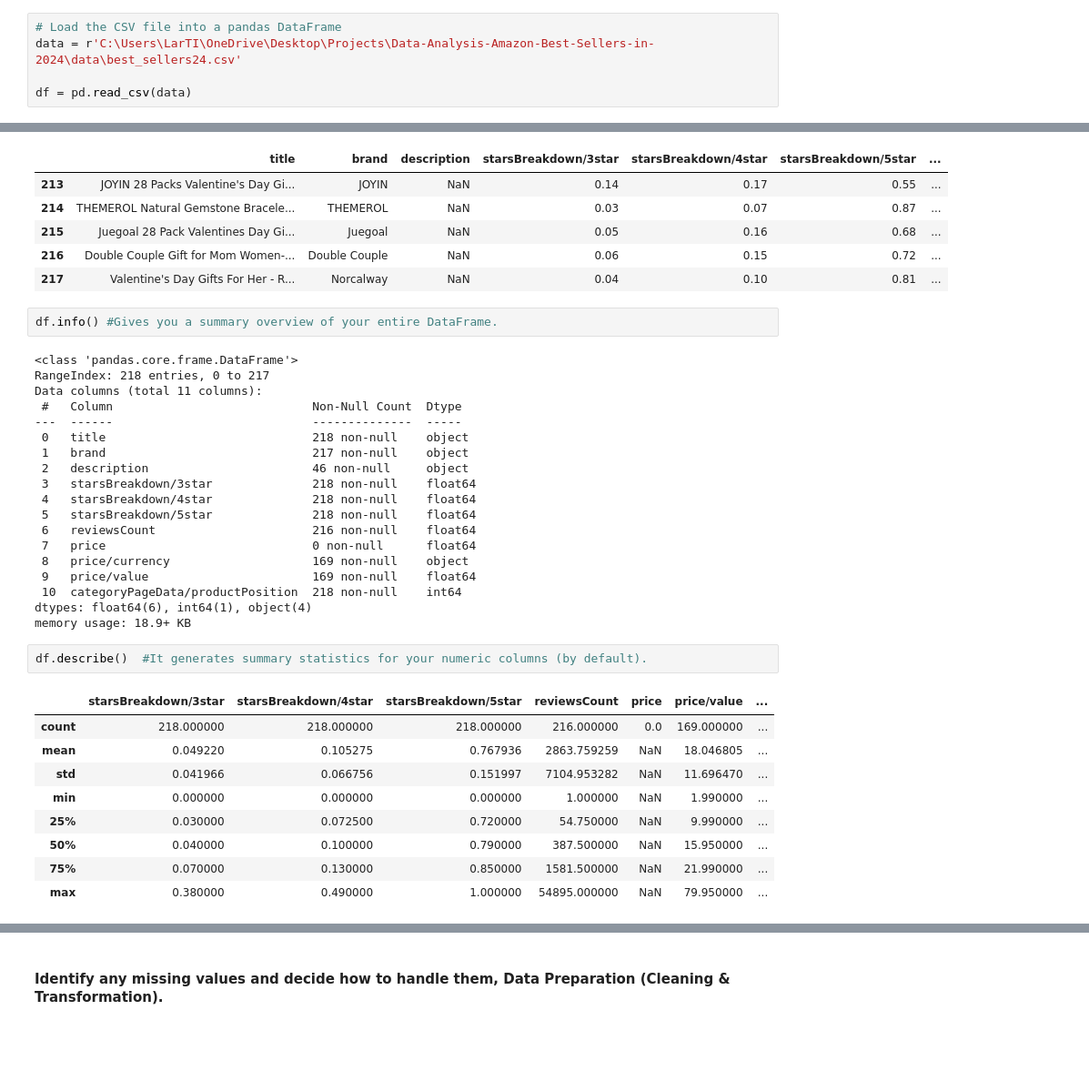
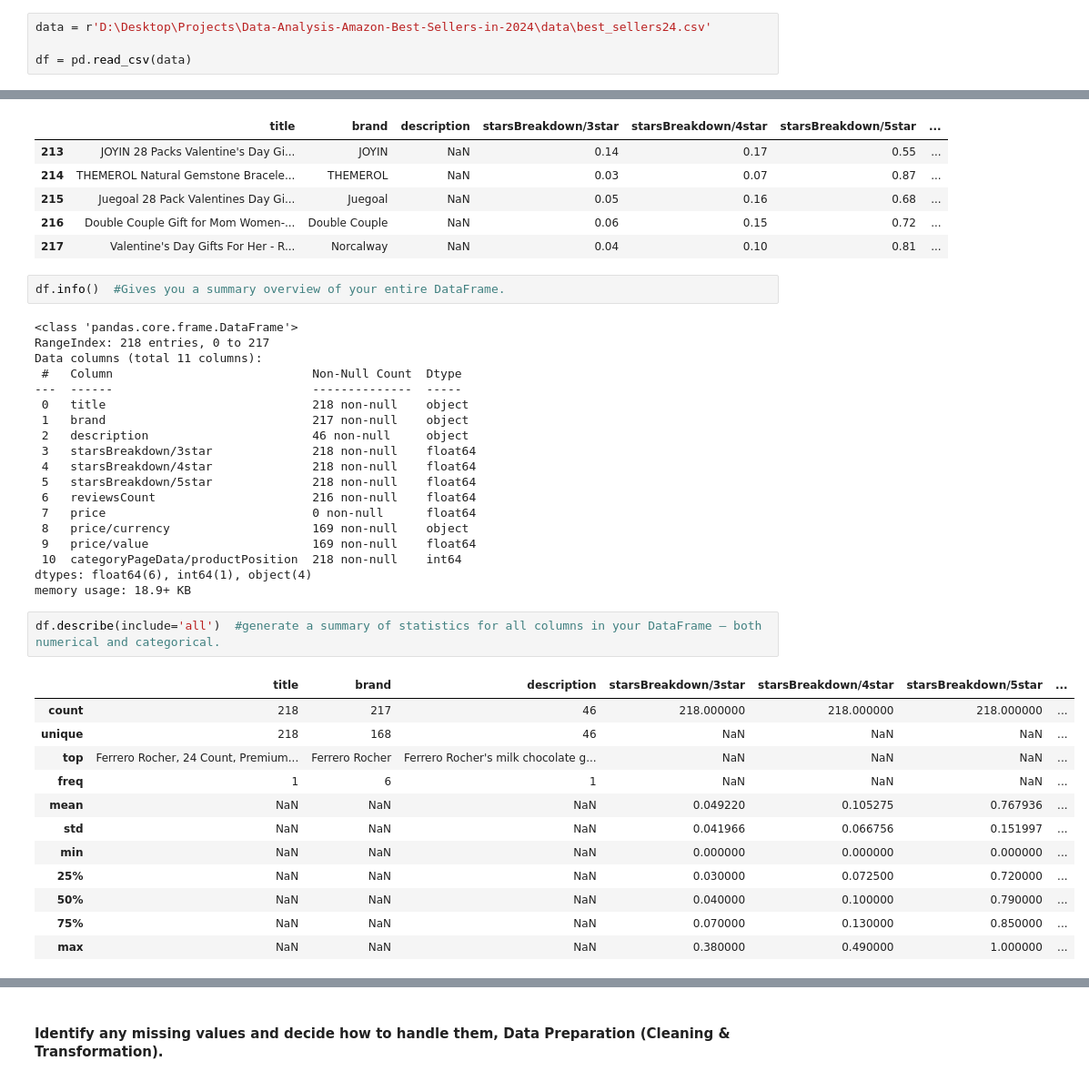
Before and after one commit to MaykInvest/Data-Analysis-Amazon-Best-Sellers-in-2024, a Jupyter notebook: analysis.ipynb, the cells around one changed output, grey strips where cells are left out. Shown: that part at 91% size. Saved outputs shown, nothing was run; the diff lists cells and outputs as text; blank space fills up the shorter version.

Commit message:
It was loaded the dataset into our working environment, the beginning the EDA and cleaning of the data

```diff
--- a/analysis.ipynb
+++ b/analysis.ipynb
@@ -70,8 +70,7 @@ seaborn   : 0.13.2
 # %% [markdown]
 #### Loading a dataset into your working environment (in this case, Python using the pandas library).
 # %%
-# Load the CSV file into a pandas DataFrame
-data = r'C:\Users\LarTI\OneDrive\Desktop\Projects\Data-Analysis-Amazon-Best-Sellers-in-2024\data\best_sellers24.csv'
+data = r'D:\Desktop\Projects\Data-Analysis-Amazon-Best-Sellers-in-2024\data\best_sellers24.csv'
 
 df = pd.read_csv(data)
 # %%
@@ -97,7 +96,7 @@ df.tail()  #shows the last 5 rows.
 | 216 | Double Couple Gift for Mom Women-... | Double Couple | NaN | 0.06 | 0.15 | 0.72 | ... |
 | 217 | Valentine's Day Gifts For Her - R... | Norcalway | NaN | 0.04 | 0.10 | 0.81 | ... |
 # %%
-df.info() #Gives you a summary overview of your entire DataFrame.
+df.info()  #Gives you a summary overview of your entire DataFrame.
 # %% [output]
 <class 'pandas.core.frame.DataFrame'>
 RangeIndex: 218 entries, 0 to 217
@@ -117,16 +116,19 @@ Data columns (total 11 columns):
  10  categoryPageData/productPosition  218 non-null    int64
 dtypes: float64(6), int64(1), object(4)
 memory usage: 18.9+ KB
-# %%
-df.describe()  #It generates summary statistics for your numeric columns (by default).
-# %% [output]
-|  | starsBreakdown/3star | starsBreakdown/4star | starsBreakdown/5star | reviewsCount | price | price/value | ... |
-| count | 218.000000 | 218.000000 | 218.000000 | 216.000000 | 0.0 | 169.000000 | ... |
-| mean | 0.049220 | 0.105275 | 0.767936 | 2863.759259 | NaN | 18.046805 | ... |
-| std | 0.041966 | 0.066756 | 0.151997 | 7104.953282 | NaN | 11.696470 | ... |
-| min | 0.000000 | 0.000000 | 0.000000 | 1.000000 | NaN | 1.990000 | ... |
-| 25% | 0.030000 | 0.072500 | 0.720000 | 54.750000 | NaN | 9.990000 | ... |
-| 50% | 0.040000 | 0.100000 | 0.790000 | 387.500000 | NaN | 15.950000 | ... |
-| 75% | 0.070000 | 0.130000 | 0.850000 | 1581.500000 | NaN | 21.990000 | ... |
-| max | 0.380000 | 0.490000 | 1.000000 | 54895.000000 | NaN | 79.950000 | ... |
+# %%
+df.describe(include='all')  #generate a summary of statistics for all columns in your DataFrame — both numerical and categorical.
+# %% [output]
+|  | title | brand | description | starsBreakdown/3star | starsBreakdown/4star | starsBreakdown/5star | ... |
+| count | 218 | 217 | 46 | 218.000000 | 218.000000 | 218.000000 | ... |
+| unique | 218 | 168 | 46 | NaN | NaN | NaN | ... |
+| top | Ferrero Rocher, 24 Count, Premium... | Ferrero Rocher | Ferrero Rocher's milk chocolate g... | NaN | NaN | NaN | ... |
+| freq | 1 | 6 | 1 | NaN | NaN | NaN | ... |
+| mean | NaN | NaN | NaN | 0.049220 | 0.105275 | 0.767936 | ... |
+| std | NaN | NaN | NaN | 0.041966 | 0.066756 | 0.151997 | ... |
+| min | NaN | NaN | NaN | 0.000000 | 0.000000 | 0.000000 | ... |
+| 25% | NaN | NaN | NaN | 0.030000 | 0.072500 | 0.720000 | ... |
+| 50% | NaN | NaN | NaN | 0.040000 | 0.100000 | 0.790000 | ... |
+| 75% | NaN | NaN | NaN | 0.070000 | 0.130000 | 0.850000 | ... |
+| max | NaN | NaN | NaN | 0.380000 | 0.490000 | 1.000000 | ... |
 # %%
```
Also changed, not shown: parts of 12 cells of this notebook.
